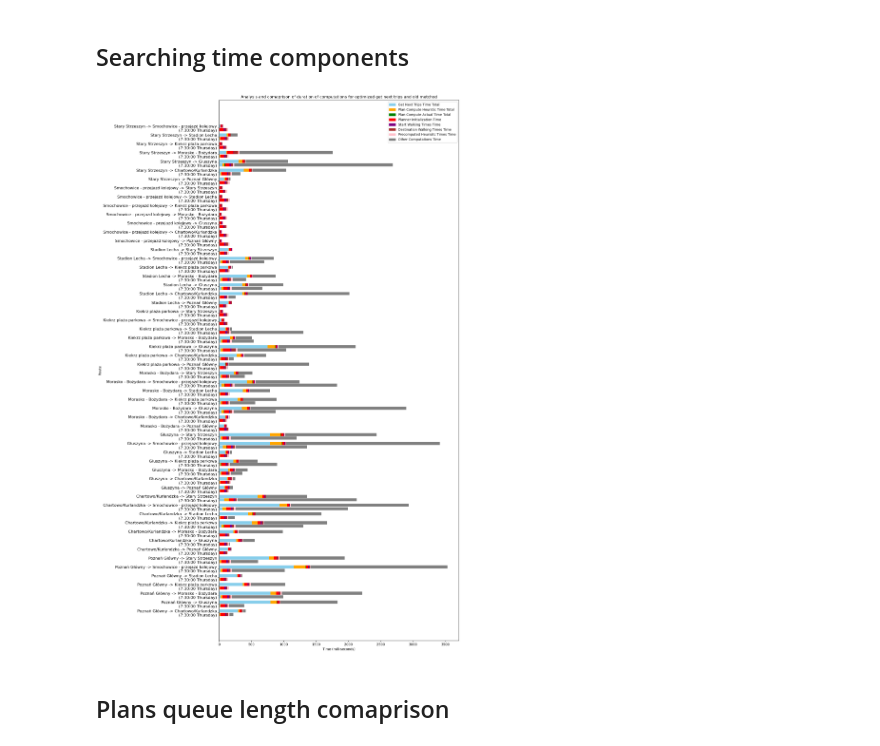
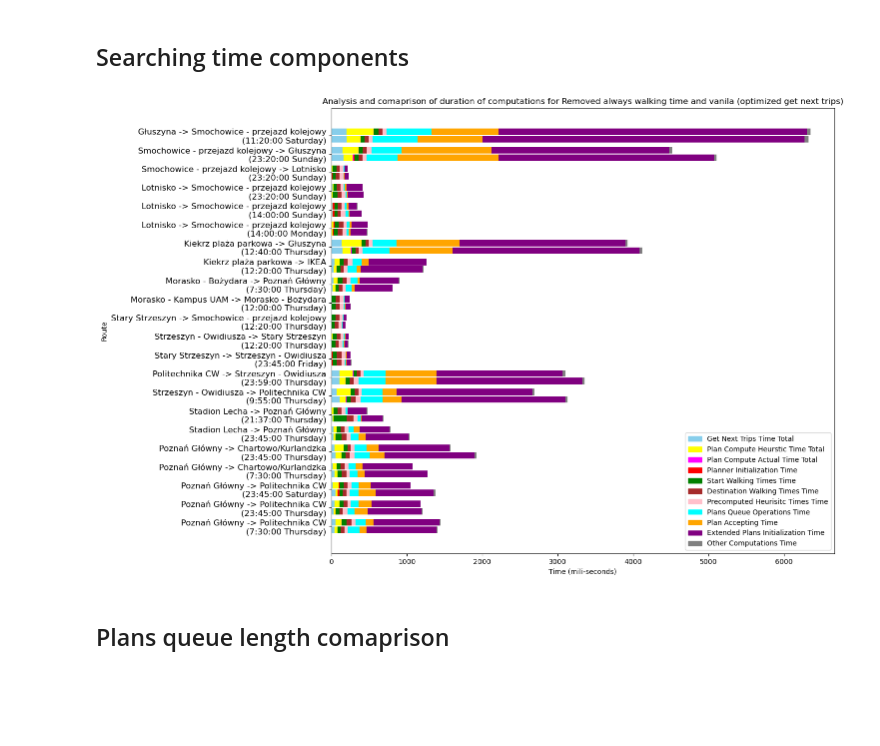
Before and after one commit to DawidJedraszczyk/e-Bimba, a Jupyter notebook: benchmark/two_benchmarks_comparison.ipynb, the cells around one changed output. Saved outputs shown, nothing was run; the diff lists cells and outputs as text; code cells hidden in the pictures; blank space fills up the shorter version.

```diff
--- a/benchmark/two_benchmarks_comparison.ipynb
+++ b/benchmark/two_benchmarks_comparison.ipynb
@@ -19,8 +19,10 @@ Before running the notebook, please provide a benchamrk results csv files paths
 # %% [markdown]
 ## Defining benchmark file path
 # %%
-path1 = "benchmark_results/2024-11-12_20-31-08/small_automatic_benchmark_results_2024-11-12_20-31-08.csv"
-path2 = "benchmark_results/2024-11-08_15-34-06/test.csv"
+#path1 = "benchmark_results/2024-11-15_14-56-01/small_automatic_benchmark_results_2024-11-15_14-56-01.csv"
+#path2 = "benchmark_results/2024-11-12_20-31-08/small_automatic_benchmark_results_2024-11-12_20-31-08.csv"
+path1 = "benchmark_results/2024-11-15_19-49-09/custom_benchmark_results_2024-11-15_19-49-09.csv"
+path2 = "benchmark_results/2024-11-15_19-23-42/custom_benchmark_results_2024-11-15_19-23-42.csv"
 # %% [markdown]
 ## (optional) Define data analysis file name
 # %%
@@ -59,6 +61,9 @@ def process_df(df1):
     df1['start_walking_times_time'] = df1['start_walking_times_time'].apply(seconds_to_miliseconds)
     df1['destination_walking_times_time'] = df1['destination_walking_times_time'].apply(seconds_to_miliseconds)
     df1['precomputed_heurisitc_times_time'] = df1['precomputed_heurisitc_times_time'].apply(seconds_to_miliseconds)
+    df1['plans_queue_operations_time'] = df1['plans_queue_operations_time'].apply(seconds_to_miliseconds)
+    df1['plan_accepting_time'] = df1['plan_accepting_time'].apply(seconds_to_miliseconds)
+    df1['extended_plans_initialization_time'] = df1['extended_plans_initialization_time'].apply(seconds_to_miliseconds)
     return df1
 # %%
 df1 = pd.read_csv(path1, encoding = "ISO-8859-2")
@@ -153,25 +158,31 @@ columns = [
     'planner_initialization_time',
     'start_walking_times_time',
     'destination_walking_times_time',
-    'precomputed_heurisitc_times_time'
+    'precomputed_heurisitc_times_time',
+    'plans_queue_operations_time',
+    'plan_accepting_time',
+    'extended_plans_initialization_time',
 ]
+
+color_map = {
+    'get_next_trips_time_total': 'skyblue',
+    'plan_compute_heurstic_time_total': 'yellow',
+    'plan_compute_actual_time_total': 'magenta',
+    'planner_initialization_time': 'red',
+    'start_walking_times_time': 'green',
+    'destination_walking_times_time': 'brown',
+    'precomputed_heurisitc_times_time': 'pink',
+    'plans_queue_operations_time': 'cyan',
+    'plan_accepting_time': 'orange',
+    'extended_plans_initialization_time': 'purple',
+    'other_computations_time': 'gray',
+}
 
 df1['other_computations_time'] = df1['find_plans_time_total'] - df1[columns].sum(axis=1, skipna=True)
 df2['other_computations_time'] = df2['find_plans_time_total'] - df2[columns].sum(axis=1, skipna=True)
 
 df1['other_computations_time'] = df1['other_computations_time'].apply(lambda x: max(x, 0))
 df2['other_computations_time'] = df2['other_computations_time'].apply(lambda x: max(x, 0))
-
-color_map = {
-    'get_next_trips_time_total': 'skyblue',
-    'plan_compute_heurstic_time_total': 'orange',
-    'plan_compute_actual_time_total': 'green',
-    'planner_initialization_time': 'red',
-    'start_walking_times_time': 'purple',
-    'destination_walking_times_time': 'brown',
-    'precomputed_heurisitc_times_time': 'pink',
-    'other_computations_time': 'gray'
-}
 
 fig, ax = plt.subplots(figsize=(13, fig_height*2))
 
@@ -179,34 +190,34 @@ bar_width = 0.35
 gap_between_benchmarks = 0.05
 index = np.arange(len(df1))
 
 bottom1 = pd.Series([0] * len(df1))
 for column in columns:
     if column in df1:
         ax.barh([i - bar_width/2 - gap_between_benchmarks/2 for i in index], df1[column], bar_width, left=bottom1, color=color_map[column], label=column.replace('_', ' ').title() if column == columns[0] else "")
         bottom1 += df1[column]
 ax.barh([i - bar_width/2 - gap_between_benchmarks/2 for i in index], df1['other_computations_time'], bar_width, left=bottom1, color=color_map['other_computations_time'], label='Other Computations Time' if 'other_computations_time' == columns[0] else "")
 
 bottom2 = pd.Series([0] * len(df2))
 for column in columns:
     if column in df2:
         ax.barh([i + bar_width/2 + gap_between_benchmarks/2 for i in index], df2[column], bar_width, left=bottom2, color=color_map[column], label=column.replace('_', ' ').title() if column == columns[0] else "")
         bottom2 += df2[column]
 ax.barh([i + bar_width/2 + gap_between_benchmarks/2 for i in index], df2['other_computations_time'], bar_width, left=bottom2, color=color_map['other_computations_time'], label='Other Computations Time' if 'other_computations_time' == columns[0] else "")
 
 plt.xlabel('Time (mili-seconds)')
 plt.ylabel('Route')
 plt.title(f'Analysis and comaprison of duration of computations for {benchmark_1_name} and {benchmark_2_name}')
 
 handles = [plt.Rectangle((0,0),1,1, color=color_map[col]) for col in columns + ['other_computations_time']]
 labels = [col.replace('_', ' ').title() for col in columns + ['other_computations_time']]
 ax.legend(handles, labels)
 
 ax.set_yticks(index)
 ax.set_yticklabels(df1['Label'], fontsize=12)  # Increase the font size of the route labels
 
 plt.show()
 # %% [output]
-[figure, old version]
+[figure, new version]
 # %% [markdown]
 ## Plans queue length comaprison
 # %%
```
Also changed, not shown: parts of 7 cells of this notebook, 2 other files.
